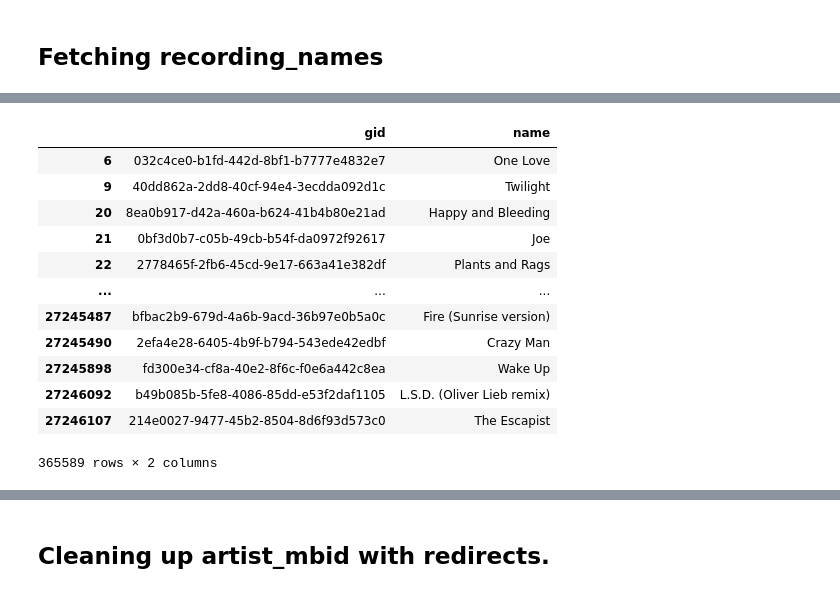
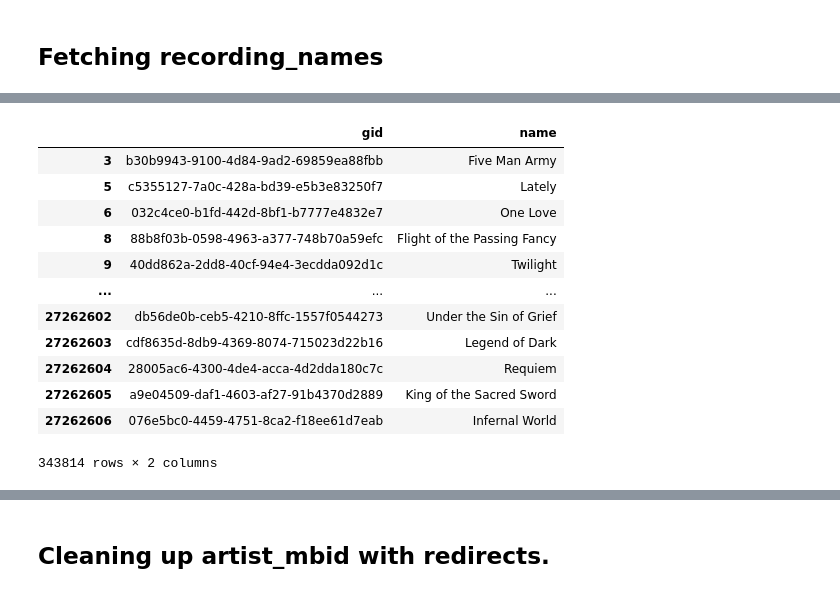
Before and after one commit to Prathamesh-Ghatole/MLHD, a Jupyter notebook: MLHD_conflation.ipynb, the cells around one changed output, grey strips where cells are left out. Drawn from its saved outputs; the diff is of its cells as text; code cells hidden in the pictures.

```diff
--- a/MLHD_conflation.ipynb
+++ b/MLHD_conflation.ipynb
@@ -142,7 +143,7 @@ Wall time: 1.14 s
 ## Cleaning recording-MBIDs
 # %%
 %%time
-rec_replacements = MB_redirects[MB_redirects.old.isin(df2['recording-MBID'].unique())]
+rec_replacements = MB_redirects[MB_redirects.old.isin(df2['mlhd_recording_mbid'].unique())]
 
 rec_replacements.set_index('old', inplace=True)
 rec_replacements
@@ -168,5 +169,5 @@ Wall time: 1.15 s
 
 # Replacing rec-MBIDs with redirects in df2
 # Note: actual recording-MBID column is overridden by the redirects
-df2['recording-MBID'] = (df2['recording-MBID'].map(lambda x: rec_replacements.at[x, 'new'] if x in rec_replacements.index else x))
+df2['canonical_mbid'] = (df2['mlhd_recording_mbid'].map(lambda x: rec_replacements.at[x, 'new'] if x in rec_replacements.index else x))
 # %% [output]
@@ -177,7 +178,7 @@ Wall time: 609 ms
 # %%
 # Fetching all replacements
 
-canonical_replacements = MB_canonical[MB_canonical.old.isin(df2['recording-MBID'].unique())]
+canonical_replacements = MB_canonical[MB_canonical.old.isin(df2['canonical_mbid'].unique())]
 canonical_replacements.set_index('old', inplace=True)
 canonical_replacements
 # %% [output]
@@ -198,4 +199,4 @@ canonical_replacements
 # %%
 # Replacing recording-MBIDs with their canonical counterparts.
 
-df2['recording-MBID'] = df2['recording-MBID'].map(lambda id: canonical_replacements.at[id, 'new'] if id in canonical_replacements.index else id)
+df2['canonical_mbid'] = df2['canonical_mbid'].map(lambda id: canonical_replacements.at[id, 'new'] if id in canonical_replacements.index else id)
@@ -219,6 +206,6 @@ df2['recording-MBID'] = df2['recording-MBID'].map(lambda id: canonical_replaceme
 %time
 
 # Fetching recording name from MB_recording.
-rec_names = MB_recording[MB_recording.gid.isin(df2['recording-MBID'].unique())]
+rec_names = MB_recording[MB_recording.gid.isin(df2['canonical_mbid'].unique())]
 rec_names
 # %% [output]
@@ -227,15 +214,15 @@ Wall time: 9.54 µs
 |  | gid | name |
+| 3 | b30b9943-9100-4d84-9ad2-69859ea88fbb | Five Man Army |
+| 5 | c5355127-7a0c-428a-bd39-e5b3e83250f7 | Lately |
 | 6 | 032c4ce0-b1fd-442d-8bf1-b7777e4832e7 | One Love |
+| 8 | 88b8f03b-0598-4963-a377-748b70a59efc | Flight of the Passing Fancy |
 | 9 | 40dd862a-2dd8-40cf-94e4-3ecdda092d1c | Twilight |
-| 20 | 8ea0b917-d42a-460a-b624-41b4b80e21ad | Happy and Bleeding |
-| 21 | 0bf3d0b7-c05b-49cb-b54f-da0972f92617 | Joe |
-| 22 | 2778465f-2fb6-45cd-9e17-663a41e382df | Plants and Rags |
 | ... | ... | ... |
-| 27245487 | bfbac2b9-679d-4a6b-9acd-36b97e0b5a0c | Fire (Sunrise version) |
-| 27245490 | 2efa4e28-6405-4b9f-b794-543ede42edbf | Crazy Man |
-| 27245898 | fd300e34-cf8a-40e2-8f6c-f0e6a442c8ea | Wake Up |
-| 27246092 | b49b085b-5fe8-4086-85dd-e53f2daf1105 | L.S.D. (Oliver Lieb remix) |
-| 27246107 | 214e0027-9477-45b2-8504-8d6f93d573c0 | The Escapist |
+| 27262602 | db56de0b-ceb5-4210-8ffc-1557f0544273 | Under the Sin of Grief |
+| 27262603 | cdf8635d-8db9-4369-8074-715023d22b16 | Legend of Dark |
+| 27262604 | 28005ac6-4300-4de4-acca-4d2dda180c7c | Requiem |
+| 27262605 | a9e04509-daf1-4603-af27-91b4370d2889 | King of the Sacred Sword |
+| 27262606 | 076e5bc0-4459-4751-8ca2-f18ee61d7eab | Infernal World |
-365589 rows × 2 columns
+343814 rows × 2 columns
 # %%
 %%time
```
Also changed, not shown: parts of 22 cells of this notebook.
